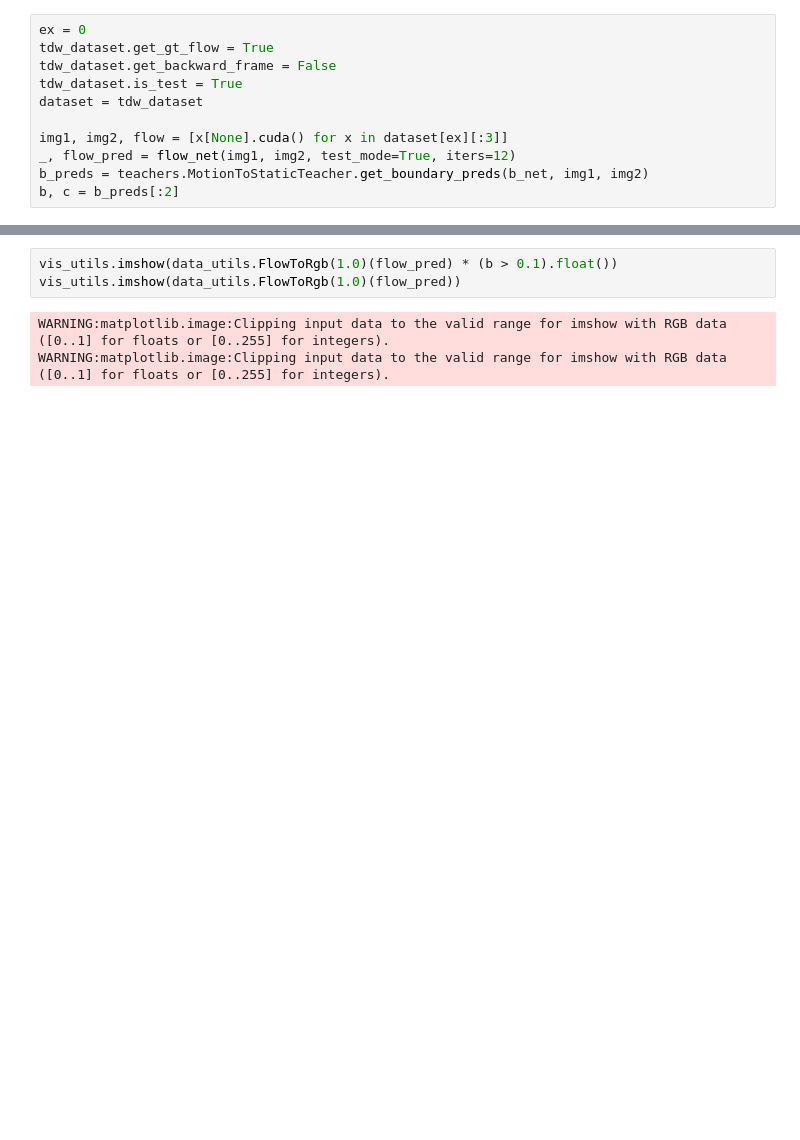
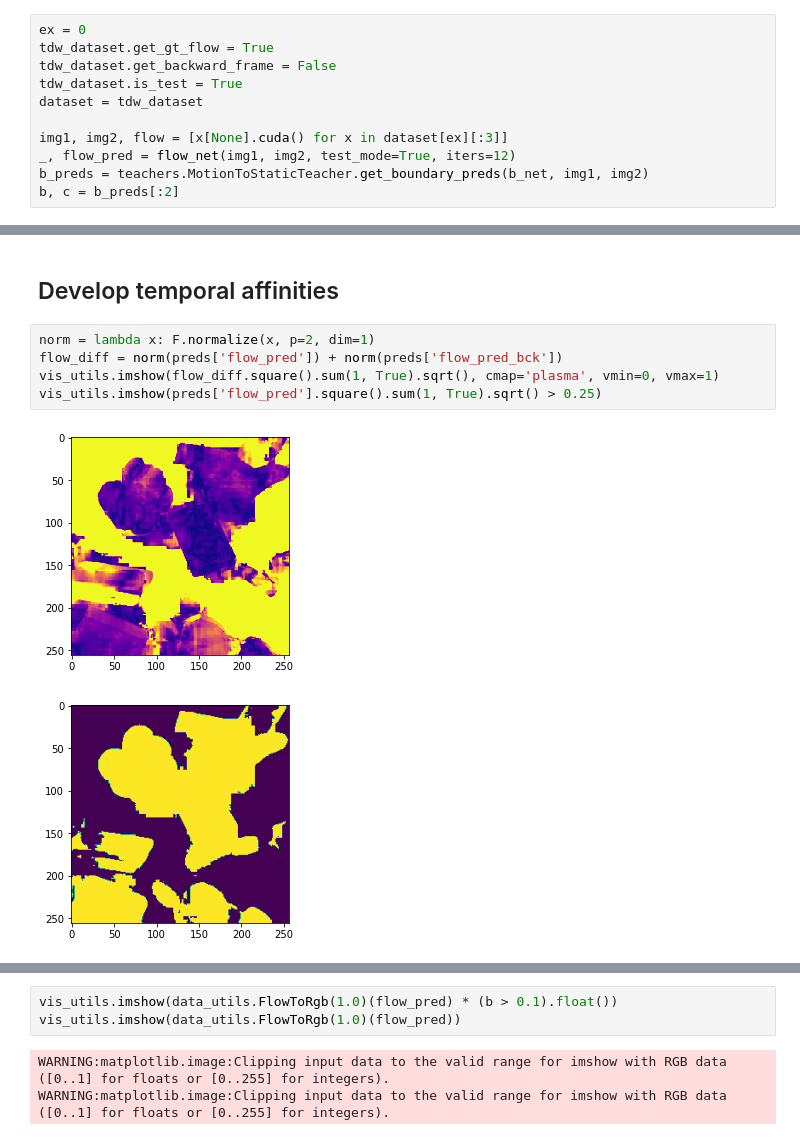
Before and after one commit to neuroailab/RAFT, a Jupyter notebook: notebooks/FlowTargets_db042722.ipynb, the cells around one changed output, grey strips where cells are left out. Drawn from its saved outputs; the diff is of its cells as text; blank space fills up the shorter version.

```diff
--- a/notebooks/FlowTargets_db042722.ipynb
+++ b/notebooks/FlowTargets_db042722.ipynb
@@ -382,0 +413,10 @@ WARNING:matplotlib.image:Clipping input data to the valid range for imshow with
+# %% [markdown]
+## Develop temporal affinities
+# %%
+norm = lambda x: F.normalize(x, p=2, dim=1)
+flow_diff = norm(preds['flow_pred']) + norm(preds['flow_pred_bck'])
+vis_utils.imshow(flow_diff.square().sum(1, True).sqrt(), cmap='plasma', vmin=0, vmax=1)
+vis_utils.imshow(preds['flow_pred'].square().sum(1, True).sqrt() > 0.25)
+# %% [output]
+[figure, added]
+[figure, added]
```
Also changed, not shown: parts of 10 cells of this notebook, 4 other files.
